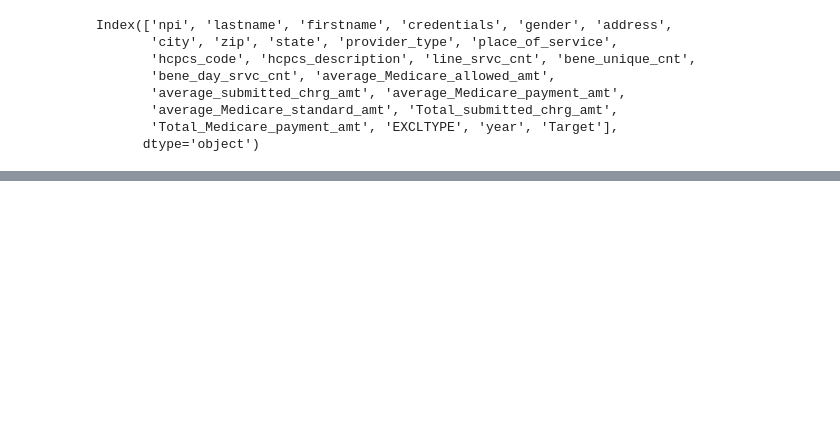
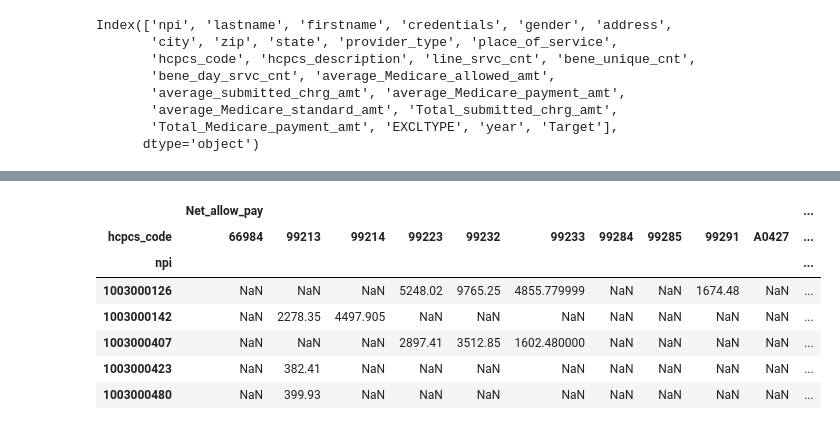
Before and after one commit to radsn/Medicare_anomaly_detection, a Jupyter notebook: kmeans_clustering.ipynb, the cells around one changed output, grey strips where cells are left out. Saved outputs shown, nothing was run; the diff lists cells and outputs as text; code cells hidden in the pictures; blank space fills up the shorter version.

```diff
--- a/kmeans_clustering.ipynb
+++ b/kmeans_clustering.ipynb
@@ -22,0 +44,4 @@ Index(['npi', 'lastname', 'firstname', 'credentials', 'gender', 'address',
+# %%
+df['Total_Medicare_allowed_amt'] = df.line_srvc_cnt * df.average_Medicare_allowed_amt
+# %%
+df['ratio_pay/allowed'] = df.Total_Medicare_std_payment_amt/ df.Total_Medicare_allowed_amt
@@ -42,0 +137,11 @@ df.groupby('hcpcs_code')['line_srvc_cnt', 'bene_unique_cnt', 'bene_day_srvc_cnt'
+# %%
+df_wide.head()
+# %% [output]
+|  | Net_allow_pay |  |  |  |  |  |  |  |  |  | ... |
+| hcpcs_code | 66984 | 99213 | 99214 | 99223 | 99232 | 99233 | 99284 | 99285 | 99291 | A0427 | ... |
+| npi |  |  |  |  |  |  |  |  |  |  | ... |
+| 1003000126 | NaN | NaN | NaN | 5248.02 | 9765.25 | 4855.779999 | NaN | NaN | 1674.48 | NaN | ... |
+| 1003000142 | NaN | 2278.35 | 4497.905 | NaN | NaN | NaN | NaN | NaN | NaN | NaN | ... |
+| 1003000407 | NaN | NaN | NaN | 2897.41 | 3512.85 | 1602.480000 | NaN | NaN | NaN | NaN | ... |
+| 1003000423 | NaN | 382.41 | NaN | NaN | NaN | NaN | NaN | NaN | NaN | NaN | ... |
+| 1003000480 | NaN | 399.93 | NaN | NaN | NaN | NaN | NaN | NaN | NaN | NaN | ... |
```
Also changed, not shown: parts of 27 cells of this notebook, 2 other files.
